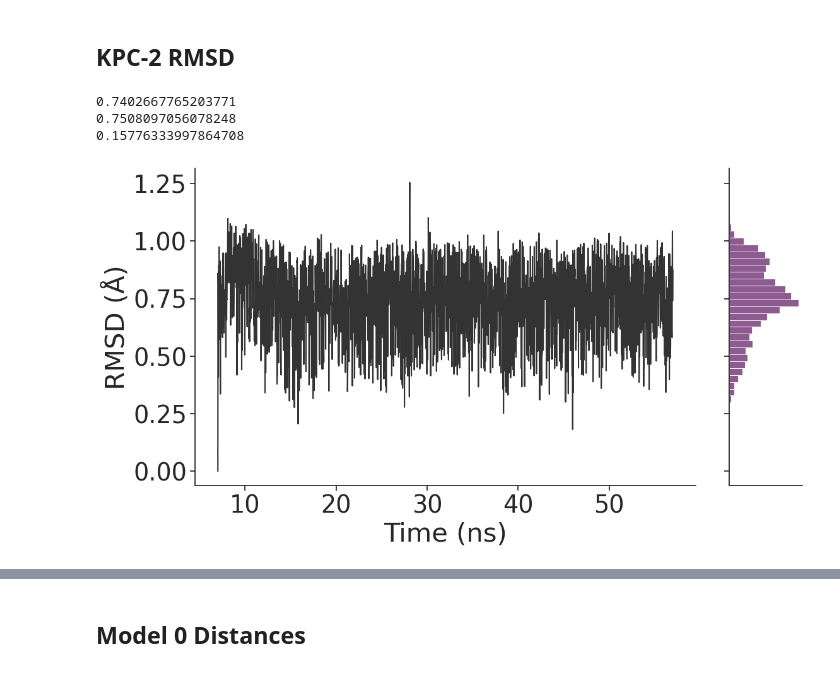
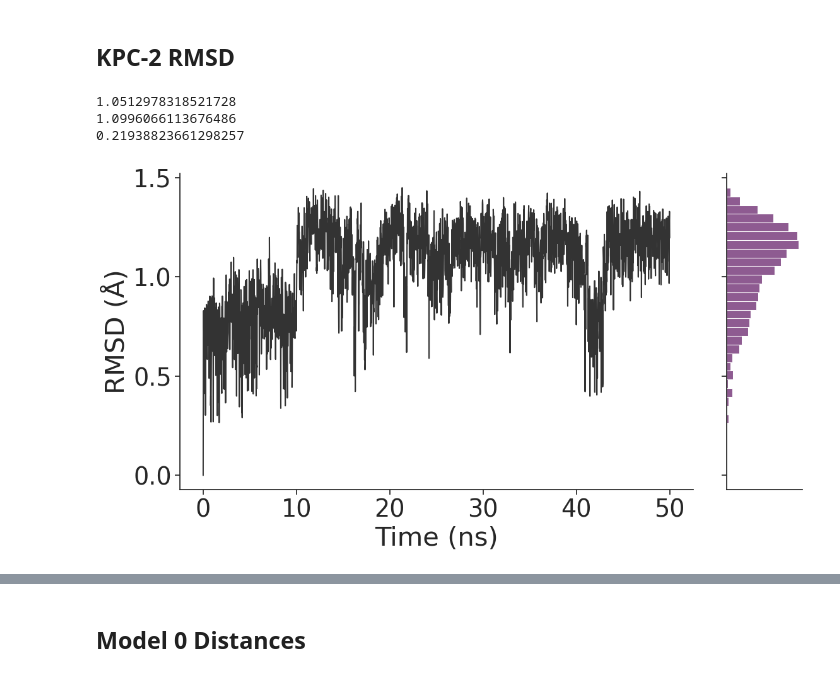
Before and after one commit to meyresearch/metalloenzymes, a Jupyter notebook: meze/plots.ipynb, the cells around one changed output, grey strips where cells are left out. Drawn from its saved outputs; the diff is of its cells as text; code cells hidden in the pictures.

Commit message:
update plots for paper

```diff
--- a/meze/plots.ipynb
+++ b/meze/plots.ipynb
@@ -154,0 +204,39 @@ plt.savefig("/home/jguven/Desktop/alchemistry_paper/qmmm_OH_zn_zn_distance.pdf",
+# %%
+proj_dir = "/home/jguven/projects/alchemistry/model_1_vim2/md/outputs/ligand_16/rmsd_cpptraj/"
+data = pd.read_csv(f"{proj_dir}/rmsd-active-site.dat", sep="\s+", names=["frames", "distance"], header=0)
+# print(data.head())
+frames = data["frames"].to_numpy()
+time = frames / 500
+distance = data["distance"].to_numpy()
+
+
+data = np.array([time, distance])
+data_transpose = np.transpose(data)
+
+dataframe = pd.DataFrame(data_transpose, columns=["time", "distance"])
+avg = np.mean(dataframe["distance"])
+print(avg)
+med = np.median(dataframe["distance"])
+print(med)
+std = np.std(dataframe["distance"])
+print(std)
+
+plot = sns.jointplot(data=dataframe, x="time", y="distance", kind="scatter", color=color,)
+sns.set_theme(font_scale=2.5, style="ticks")
+plot.ax_joint.cla()
+plt.sca(plot.ax_joint)
+plt.scatter(dataframe["time"], dataframe["distance"], s=0)
+plot.ax_joint.plot(dataframe["time"], dataframe["distance"], color="black", alpha=0.8)
+# plot.ax_joint.hlines(avg, 0, 2000, lw=2, color="#D0006F")
+# plot.ax_joint.hlines(med, 0, 2000, lw=2, color="#68246D")
+
+plt.gcf().set_size_inches(12, 8)
+plot.set_axis_labels("Time (ns)", r"RMSD ($\AA$)")
+plt.setp(plot.ax_marg_x.patches, color="w")
+# plt.setp(plot.ax_marg_x.spines, color="w")
+plot.ax_marg_x.remove()
+plot.ax_joint.spines["top"].set_visible(True)
+sns.despine()
+plt.tight_layout()
+plt.ylim(0, 2)
+plt.savefig("/home/jguven/Desktop/alchemistry_paper/md_model_1_active_site_rmsd.pdf", dpi=1000)
@@ -392,7 +485,7 @@ plt.savefig("/home/jguven/Desktop/alchemistry_paper/model_0_vim2_rmsd.pdf", dpi=
 # %% [markdown]
 ## KPC-2 RMSD
 # %%
-data_path = "/backups/jguven/kpc2_most_recent_results/old_config_partially_protonated/md/outputs/ligand_16/"
+data_path = "/backups/jguven/kpc2_most_recent_results/old_config_partially_protonated/md/outputs/ligand_1/"
 universe = mda.Universe(data_path + "md.prm7", data_path + "md.nc", topology_format="parm7")
 ligand = universe.select_atoms("resname MOL")
 reference = universe.select_atoms("resname MOL")
@@ -408,34 +501,34 @@ data_transpose = np.transpose(data)
 
 dataframe = pd.DataFrame(data_transpose, columns=["time", "rmsd"])
 avg = np.mean(dataframe["rmsd"])
 print(avg)
 med = np.median(dataframe["rmsd"])
 print(med)
 std = np.std(dataframe["rmsd"])
 print(std)
 
 plot = sns.jointplot(data=dataframe, x="time", y="rmsd", kind="scatter", color=color,)
 sns.set_theme(font_scale=2.5, style="ticks")
 plot.ax_joint.cla()
 plt.sca(plot.ax_joint)
 plt.scatter(dataframe["time"], dataframe["rmsd"], s=0)
 plot.ax_joint.plot(dataframe["time"], dataframe["rmsd"], color="black", alpha=0.8)
 # plot.ax_joint.hlines(avg, 0, 2000, lw=2, color="#D0006F")
 # plot.ax_joint.hlines(med, 0, 2000, lw=2, color="#68246D")
 
 plt.gcf().set_size_inches(12, 8)
 plot.set_axis_labels("Time (ns)", "RMSD (Å)")
 plt.tick_params(axis='both', which='major')
 plt.tick_params(axis='both', which='minor')
 plt.setp(plot.ax_marg_x.patches, color="w")
 # plt.setp(plot.ax_marg_x.spines, color="w")
 plot.ax_marg_x.remove()
 plot.ax_joint.spines["top"].set_visible(True)
 sns.despine()
 plt.tight_layout()
 plt.savefig("/home/jguven/Desktop/alchemistry_paper/kpc2_rmsd.pdf", dpi=1000)
 # %% [output]
-0.7402667765203771
-0.7508097056078248
-0.15776333997864708
+1.0512978318521728
+1.0996066113676486
+0.21938823661298257
-[figure, old version]
+[figure, new version]
```
Also changed, not shown: parts of 10 cells of this notebook, 3 other files.
